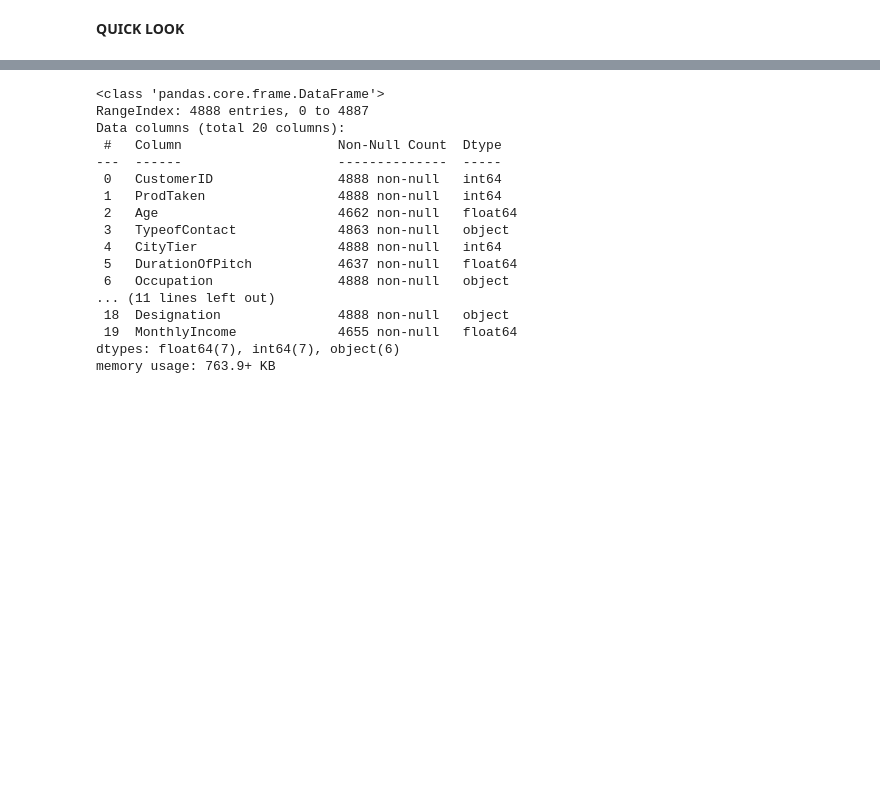
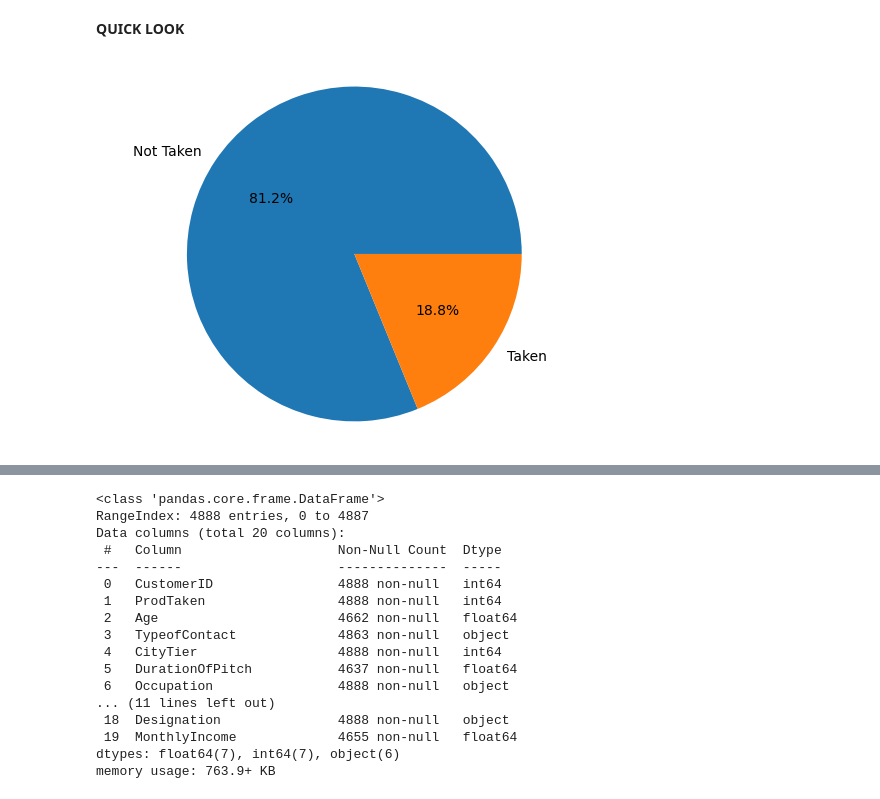
Before and after one commit to masendhy/Holiday_Package_Prediction, a Jupyter notebook: EDA.ipynb, the cells around one changed output, grey strips where cells are left out. Cells and saved outputs as stored; diff of their text form; code cells hidden in the pictures; blank space fills up the shorter version.

```diff
--- a/EDA.ipynb
+++ b/EDA.ipynb
@@ -36,6 +36,12 @@ data.head(3)
 ### **1. Descriptive Statistics**
 # %% [markdown]
 **QUICK LOOK**
+# %%
+plt.pie(data['ProdTaken'].value_counts(), labels=['Not Taken', 'Taken'], autopct='%0.1f%%')
+plt.axis('equal')
+plt.show()
+# %% [output]
+[figure, added]
 # %%
 data.sample(3)
 # %% [output]
```
Also changed, not shown: parts of 20 cells of this notebook, 5 other files.
